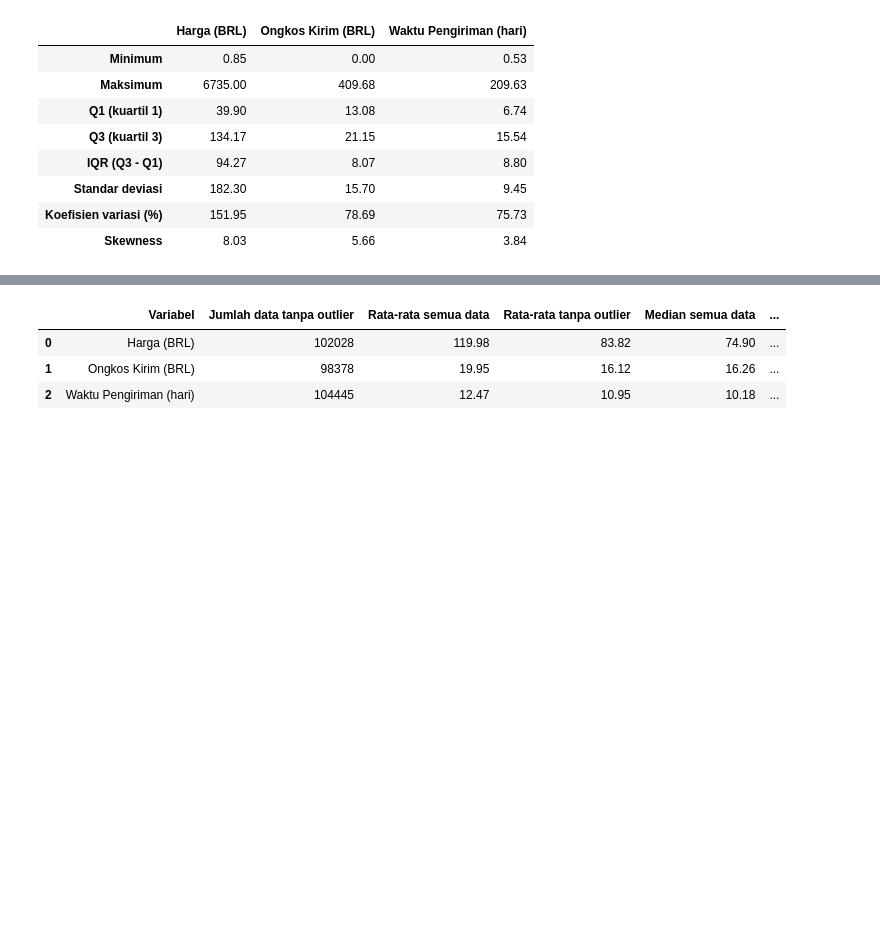
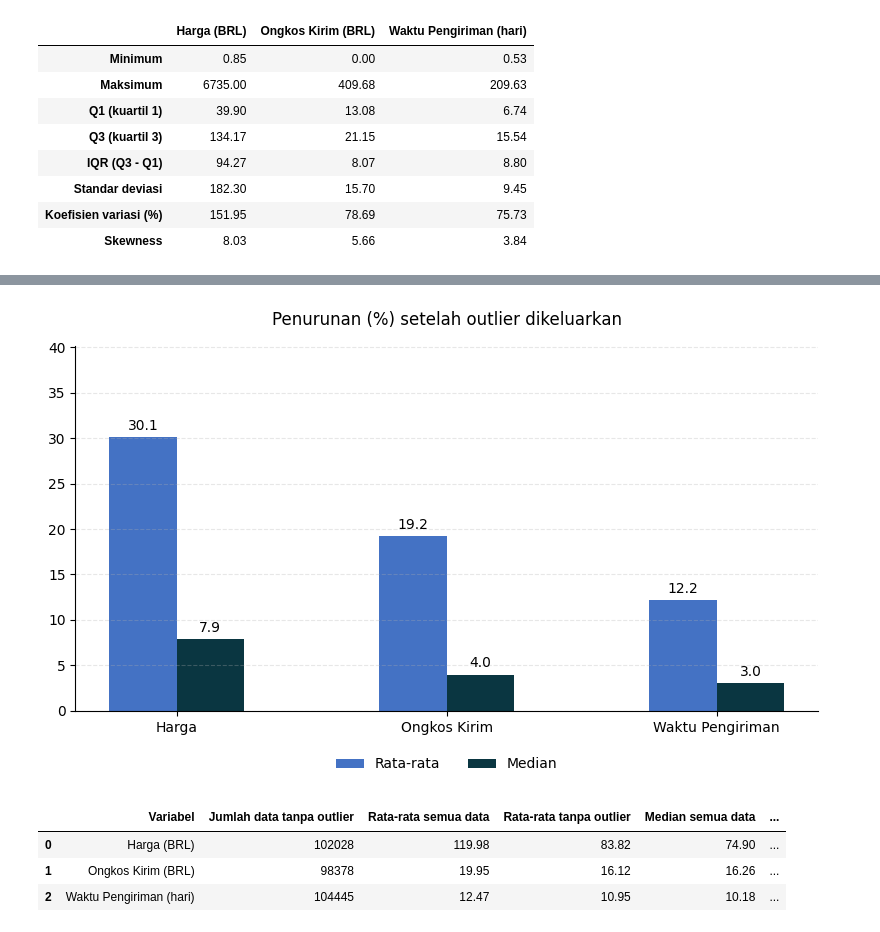
Before and after one commit to kizzy000/Kel02_3TIC_ProjectProbstat, a Jupyter notebook: Codingan_ProbStat_3TIC_02_Olist_revisi.ipynb, the cells around one changed output, grey strips where cells are left out. Cells and saved outputs as stored; diff of their text form; code cells hidden in the pictures; blank space fills up the shorter version.

```diff
--- a/Codingan_ProbStat_3TIC_02_Olist_revisi.ipynb
+++ b/Codingan_ProbStat_3TIC_02_Olist_revisi.ipynb
@@ -233,3 +274,97 @@ display(tabel)
+# %%
+data_penurunan = []
+
+for nama, kol in kolom.items():
+    s_full = df[kol].dropna()
+
+    # Filter data tanpa outlier berdasarkan batas yang sudah dihitung di kodinganmu
+    b_bawah = tabel_outlier.loc[
+        tabel_outlier['Variabel'] == nama, 'Batas bawah'
+    ].values[0]
+    b_atas = tabel_outlier.loc[
+        tabel_outlier['Variabel'] == nama, 'Batas atas'
+    ].values[0]
+    s_clean = s_full[(s_full >= b_bawah) & (s_full <= b_atas)]
+
+    # Hitung mean & median
+    mean_before, mean_after = s_full.mean(), s_clean.mean()
+    median_before, median_after = s_full.median(), s_clean.median()
+
+    # Hitung persentase penurunan: ((Sebelum - Sesudah) / Sebelum) * 100
+    pct_drop_mean = ((mean_before - mean_after) / mean_before) * 100
+    pct_drop_median = ((median_before - median_after) / median_before) * 100
+
+    data_penurunan.append({
+        'Variabel': nama.split(' (')[0],  # Mengambil nama pendek: Harga, Ongkos Kirim, Waktu Pengiriman
+        'Rata-rata': pct_drop_mean,
+        'Median': pct_drop_median,
+    })
+
+# 2. Visualisasi Grafik Batang (Grouped Bar Chart)
+labels = [d['Variabel'] for d in data_penurunan]
+mean_drops = [d['Rata-rata'] for d in data_penurunan]
+median_drops = [d['Median'] for d in data_penurunan]
+
+x = np.arange(len(labels))
+width = 0.25
+
+fig, ax = plt.subplots(figsize=(8, 5))
+
+# Menggunakan warna merah & biru gelap seperti di PPT
+rects1 = ax.bar(
+    x - width / 2,
+    mean_drops,
+    width,
+    label='Rata-rata',
+    color='#4472C4',
+)
+rects2 = ax.bar(
+    x + width / 2,
+    median_drops,
+    width,
+    label='Median',
+    color='#0A3641',
+)
+
+# Kustomisasi Tampilan
+ax.set_title(
+    'Penurunan (%) setelah outlier dikeluarkan', fontsize=12, pad=15
+)
+ax.set_xticks(x)
+ax.set_xticklabels(labels, fontsize=10)
+ax.legend(loc='lower center', bbox_to_anchor=(0.5, -0.2), ncol=2, frameon=False)
+ax.set_ylim(0, max(mean_drops) + 10)
+
+# Menghilangkan border atas dan kanan agar rapi
+ax.spines['top'].set_visible(False)
+ax.spines['right'].set_visible(False)
+ax.grid(axis='y', linestyle='--', alpha=0.3)
+
+
+# Menambahkan angka nilai di atas setiap batang
+def add_labels(rects):
+    for rect in rects:
+        height = rect.get_height()
+        ax.annotate(
+            f'{height:.1f}',
+            xy=(rect.get_x() + rect.get_width() / 2, height),
+            xytext=(0, 3),
+            textcoords='offset points',
+            ha='center',
+            va='bottom',
+            fontsize=10,
+        )
+
+
+add_labels(rects1)
+add_labels(rects2)
+os.makedirs("hasil_analisis", exist_ok=True)
+plt.savefig("hasil_analisis/NAMA_FILE.png", dpi=300)
+
+plt.tight_layout()
+plt.show()
+# %% [output]
+[figure, added]
 # %%
 kolom = {
     'Harga (BRL)': 'price',
```
Also changed, not shown: parts of 6 cells of this notebook.
